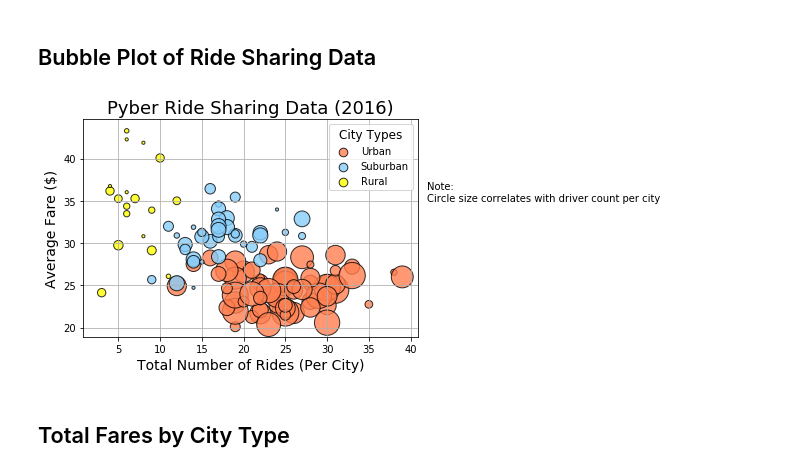
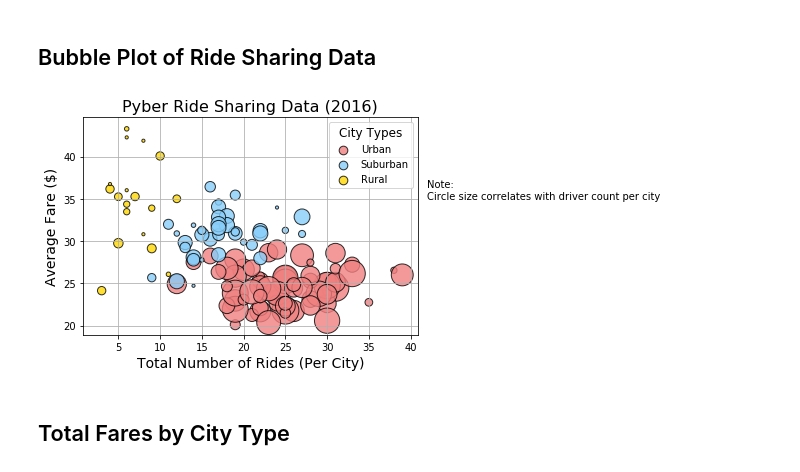
Before and after one commit to dxvo/hw5, a Jupyter notebook: final.ipynb, the cells around one changed output. Drawn from its saved outputs; the diff is of its cells as text; code cells hidden in the pictures.

Commit message:
done with plots

```diff
--- a/final.ipynb
+++ b/final.ipynb
@@ -5,8 +7,8 @@ import pandas as pd
 import numpy as np
 
 # File to Load (Remember to change these)
-city_file = "city_data.csv"
-ride_file = "ride_data.csv"
+city_file = "data/city_data.csv"
+ride_file = "data/ride_data.csv"
 
 # Read the City and Ride Data
 city_data = pd.read_csv(city_file)
@@ -50,37 +52,37 @@ def get_coordinates(city_data):
 # Obtain the x and y coordinates for each of the three city types
 urban_dataFrame = combine_data[combine_data['type']=='Urban']
 suburban_dataFrame = combine_data[combine_data['type']=='Suburban']
 rural_dataFrame = combine_data[combine_data['type']== 'Rural']
 
 #Getting coordinates
 urban_coord = get_coordinates(urban_dataFrame)
 suburban_coord = get_coordinates(suburban_dataFrame)
 rural_coord = get_coordinates(rural_dataFrame)
 
 # Build the scatter plots for each city types
-plt.scatter(urban_coord[0],urban_coord[1],s=urban_coord[2],alpha= 0.8, color = 'coral',edgecolor = 'black')
+plt.scatter(urban_coord[0],urban_coord[1],s=urban_coord[2],alpha= 0.8, color = 'lightcoral',edgecolor = 'black')
 plt.scatter(suburban_coord[0],suburban_coord[1],s=suburban_coord[2],alpha= 0.8, color = 'lightskyblue',edgecolor = 'black')
-plt.scatter(rural_coord[0],rural_coord[1],s=rural_coord[2],alpha= 0.8, color = 'yellow',edgecolor = 'black')
+plt.scatter(rural_coord[0],rural_coord[1],s=rural_coord[2],alpha= 0.8, color = 'gold',edgecolor = 'black')
 plt.grid()
 
 #Title
-plt.title('Pyber Ride Sharing Data (2016)',size = 18)
+plt.title('Pyber Ride Sharing Data (2016)',size = 16)
 plt.xlabel('Total Number of Rides (Per City)',size = 14)
 plt.ylabel('Average Fare ($)',size = 14)
 
 # Create a legend
 leged = plt.legend(['Urban','Suburban','Rural'], title = 'City Types')
 plt.setp(leged.get_title(),fontsize='large')
 leged.legendHandles[0]._sizes = [75]
 leged.legendHandles[1]._sizes = [75]
 leged.legendHandles[2]._sizes = [75]
 
 # Incorporate a text label regarding circle size
 plt.text(42,35,"Note:\nCircle size correlates with driver count per city")
 
 # Save Figure
-plt.savefig('2016_Pyber_Bubble_plot.png')
+plt.savefig('save_figures/2016_Pyber_Bubble_plot.png')
 # %% [output]
-[figure, old version]
+[figure, new version]
 # %% [markdown]
 ## Total Fares by City Type
```
Also changed, not shown: parts of 11 cells of this notebook, 8 other files.
